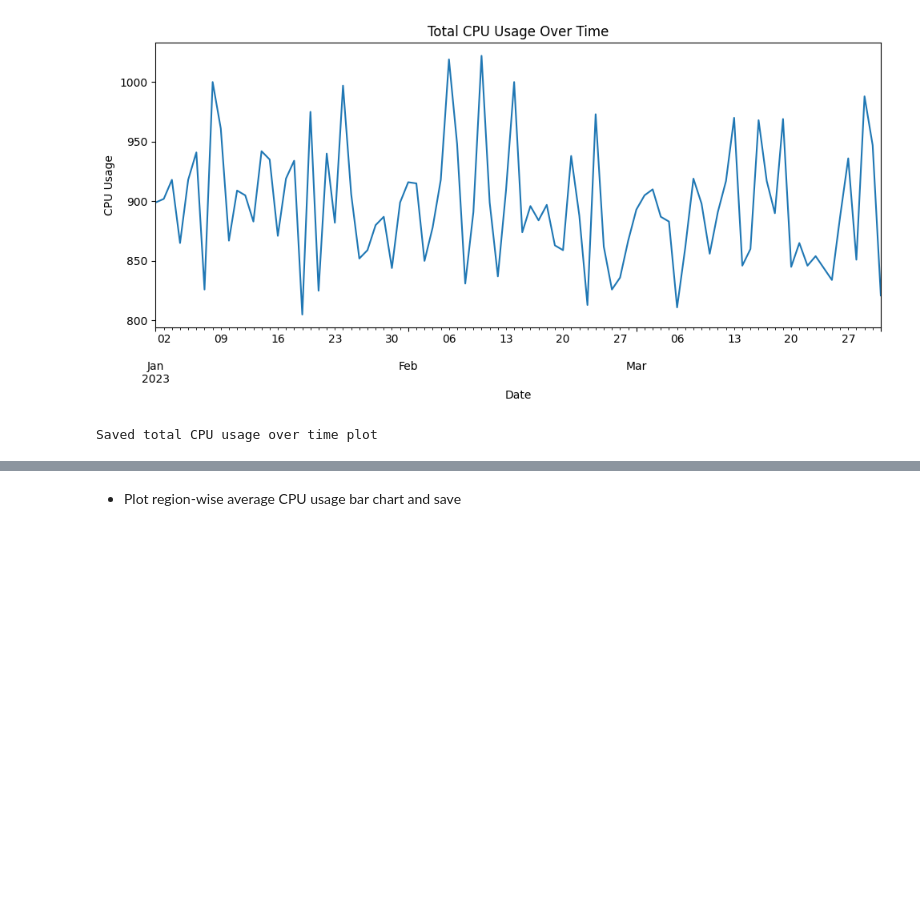
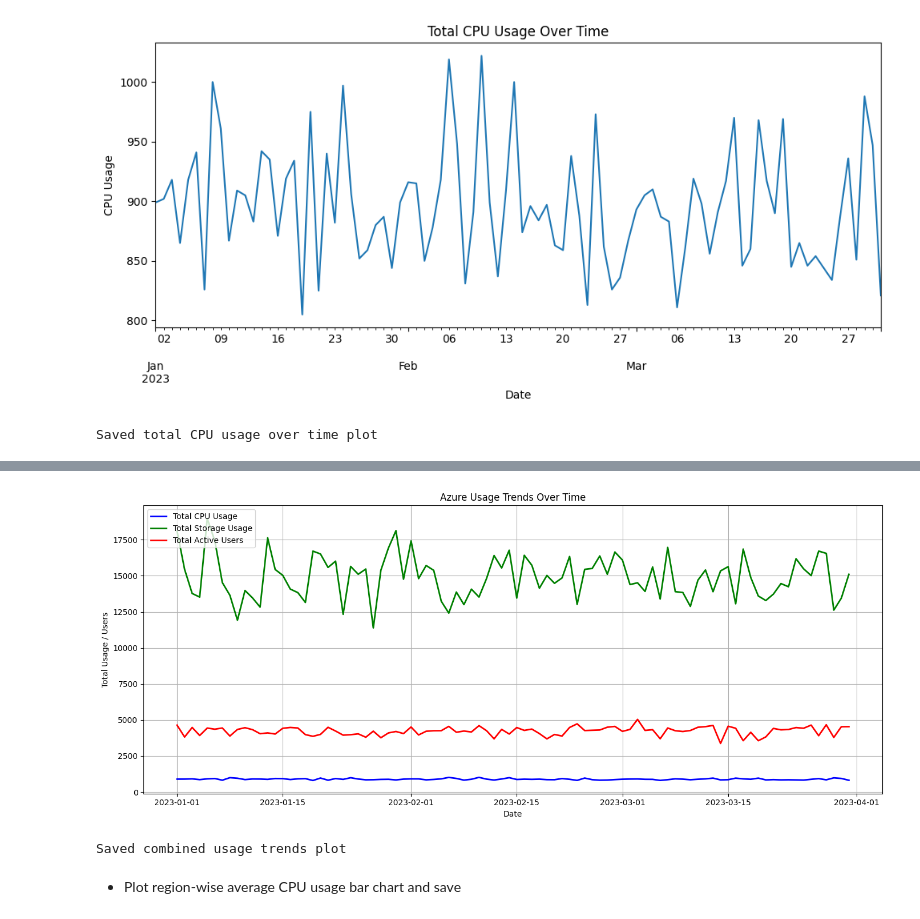
Before and after one commit to mahe115/Integrated_Forecasting_-Predict_Azure_consumer_demand, a Jupyter notebook: notebooks/02_data_cleaning_merging.ipynb, the cells around one changed output, grey strips where cells are left out. Cells and saved outputs as stored; diff of their text form; code cells hidden in the pictures; blank space fills up the shorter version.

```diff
--- a/notebooks/02_data_cleaning_merging.ipynb
+++ b/notebooks/02_data_cleaning_merging.ipynb
@@ -89,2 +133,33 @@ Saved total CPU usage over time plot
+# %%
+
+plt.figure(figsize=(14, 6))
+
+# Plot Total CPU Usage
+plt.plot(merged_df.groupby('date')['usage_cpu'].sum(), label='Total CPU Usage', color='blue', linewidth=2)
+
+# Plot Total Storage Usage
+plt.plot(merged_df.groupby('date')['usage_storage'].sum(), label='Total Storage Usage', color='green', linewidth=2)
+
+# Plot Total Active Users
+plt.plot(merged_df.groupby('date')['users_active'].sum(), label='Total Active Users', color='red', linewidth=2)
+
+plt.title('Azure Usage Trends Over Time')
+plt.xlabel('Date')
+plt.ylabel('Total Usage / Users')
+plt.legend(loc='upper left')
+
+plt.grid(True)
+plt.tight_layout()
+
+# Save combined plot
+plt.savefig(f'{figures_dir}/combined_usage_trends.png')
+
+plt.show()
+plt.close()
+
+print("Saved combined usage trends plot")
+# %% [output]
+[figure, added]
+Saved combined usage trends plot
 # %% [markdown]
 - Plot region-wise average CPU usage bar chart and save
```
Also changed, not shown: parts of 3 cells of this notebook, 1 other file.
